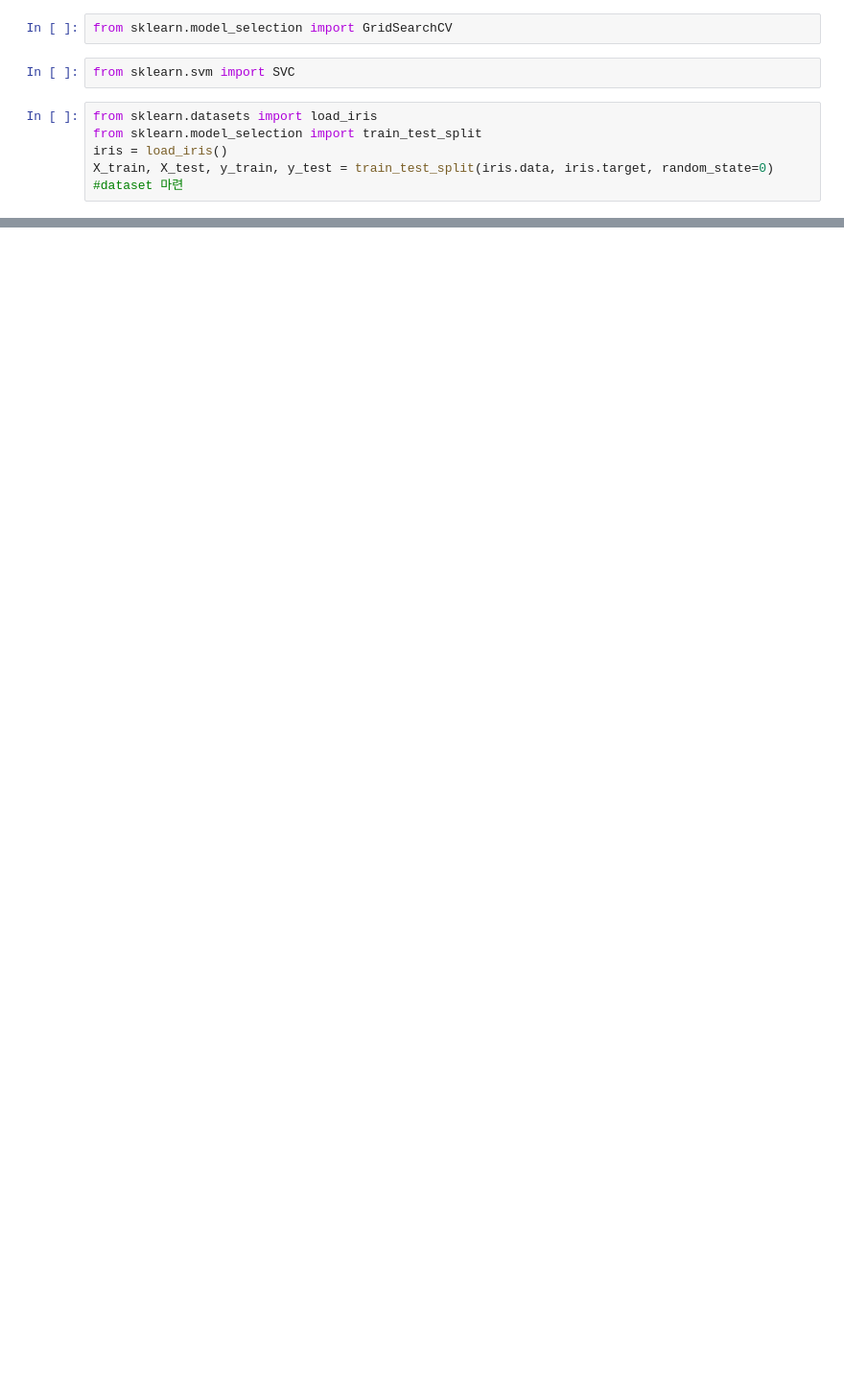
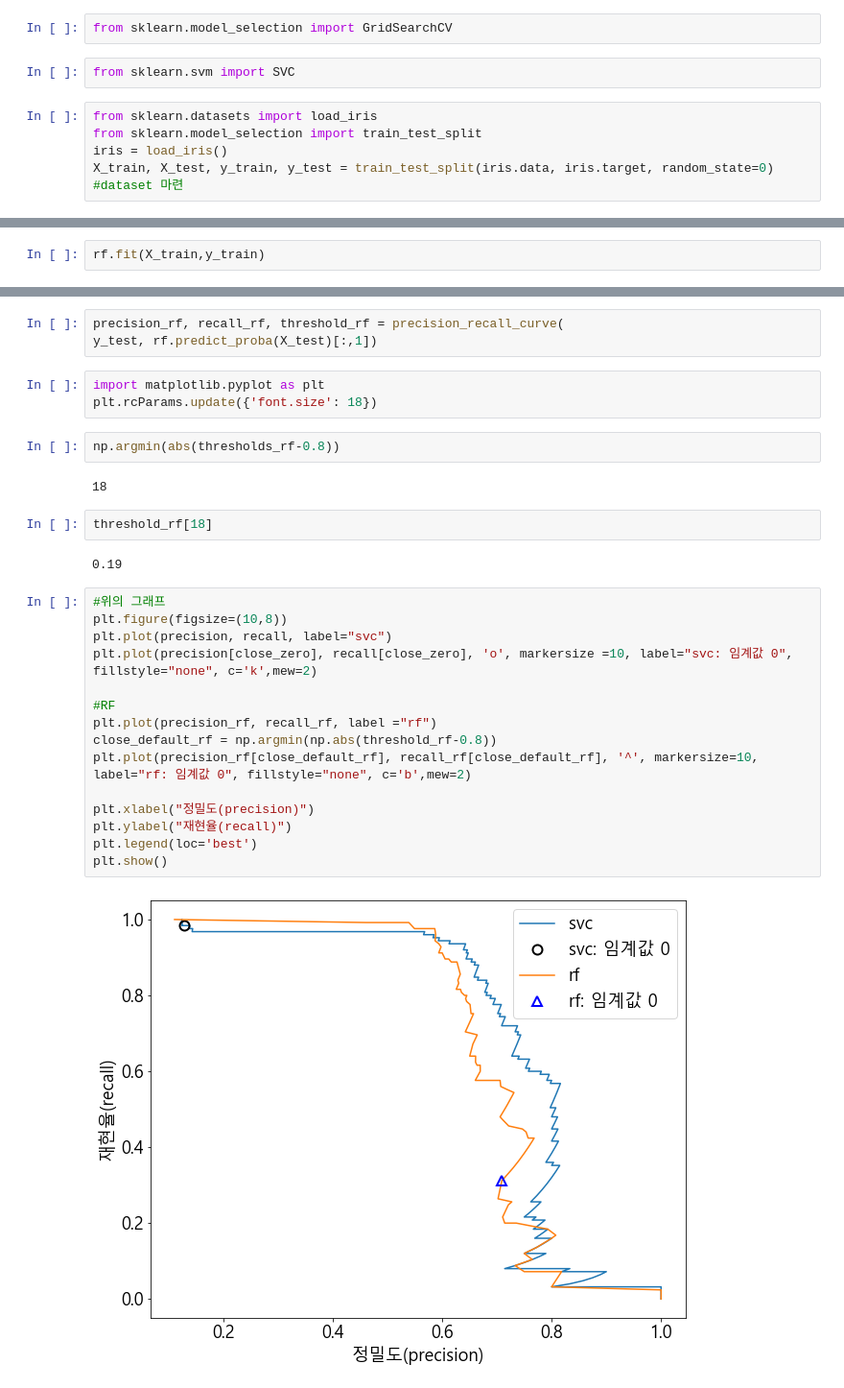
Before and after one commit to gotocernlikelion/study_ai, a Jupyter notebook: day06.ipynb, the cells around one changed output, grey strips where cells are left out. Shown at 96% size. Cells and saved outputs as stored; diff of their text form; blank space fills up the shorter version.

```diff
--- a/day06.ipynb
+++ b/day06.ipynb
@@ -63,0 +357,2 @@ for param_grid, ax in zip([param_grid_linear, param_grid_one_log, param_grid_ran
+# %%
+rf.fit(X_train,y_train)
@@ -63,0 +368,31 @@ for param_grid, ax in zip([param_grid_linear, param_grid_one_log, param_grid_ran
+# %%
+precision_rf, recall_rf, threshold_rf = precision_recall_curve(
+y_test, rf.predict_proba(X_test)[:,1])
+# %%
+import matplotlib.pyplot as plt
+plt.rcParams.update({'font.size': 18})
+# %%
+np.argmin(abs(thresholds_rf-0.8))
+# %% [output]
+18
+# %%
+threshold_rf[18]
+# %% [output]
+0.19
+# %%
+#위의 그래프
+plt.figure(figsize=(10,8))
+plt.plot(precision, recall, label="svc")
+plt.plot(precision[close_zero], recall[close_zero], 'o', markersize =10, label="svc: 임계값 0", fillstyle="none", c='k',mew=2)
+
+#RF
+plt.plot(precision_rf, recall_rf, label ="rf")
+close_default_rf = np.argmin(np.abs(threshold_rf-0.8))
+plt.plot(precision_rf[close_default_rf], recall_rf[close_default_rf], '^', markersize=10, label="rf: 임계값 0", fillstyle="none", c='b',mew=2)
+
+plt.xlabel("정밀도(precision)")
+plt.ylabel("재현율(recall)")
+plt.legend(loc='best')
+plt.show()
+# %% [output]
+[figure, added]
```
Also changed, not shown: parts of 113 cells of this notebook, 1 other file.
